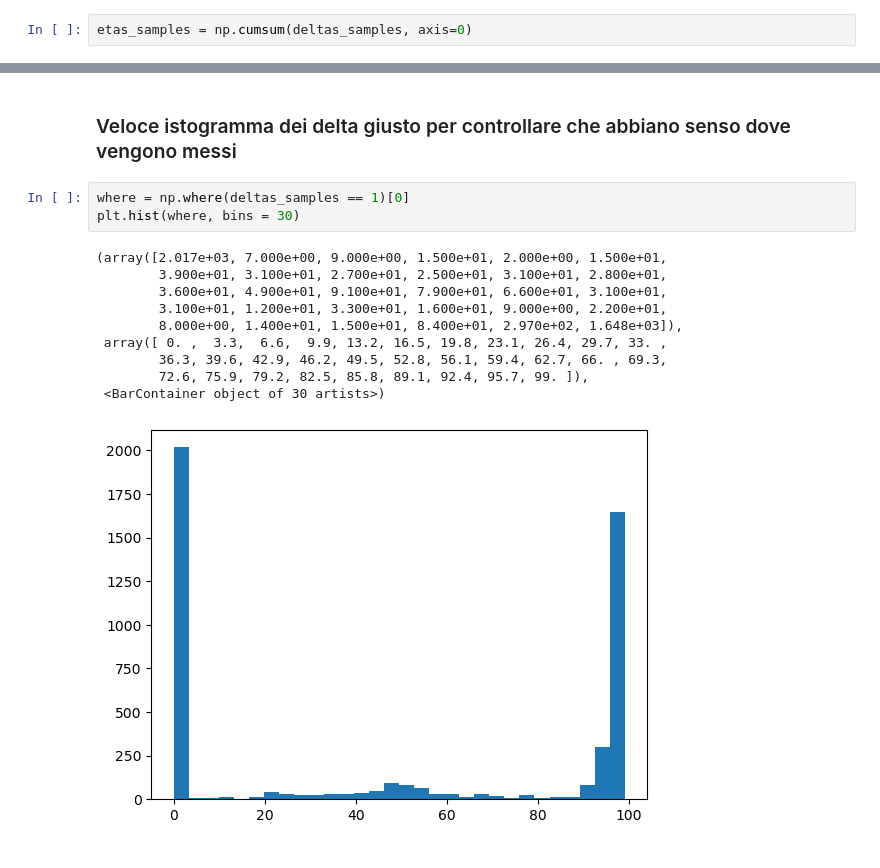
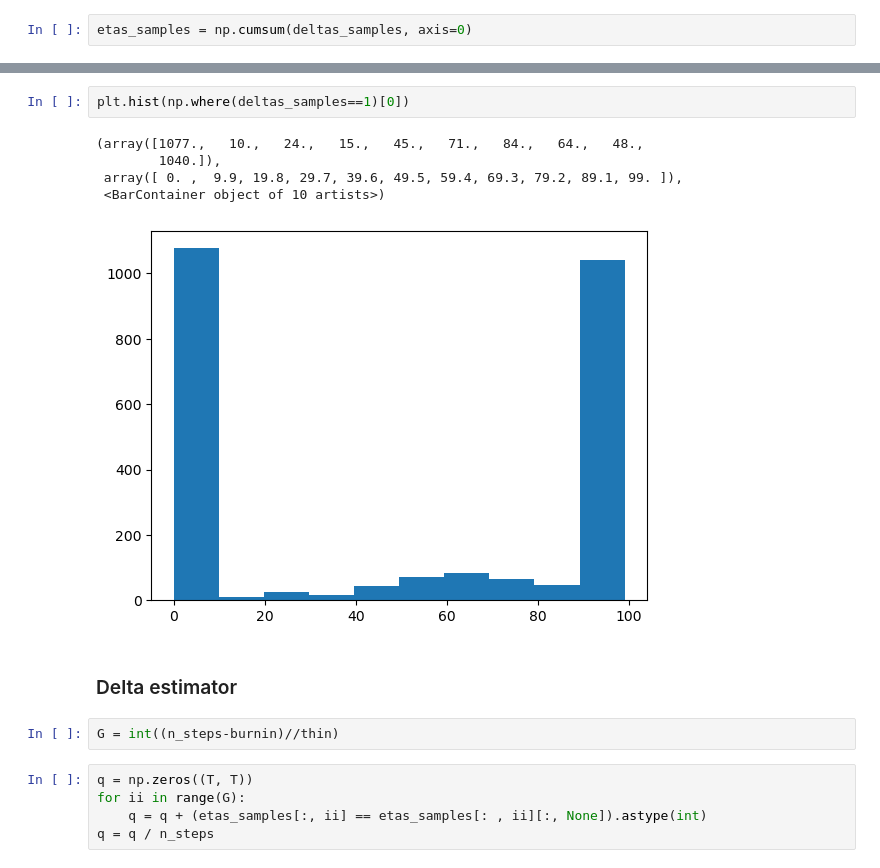
Before and after one commit to s1m0n32001/BayesianSIR, a Jupyter notebook: bayesian_SIR.ipynb, the cells around one changed output, grey strips where cells are left out. Saved outputs shown, nothing was run; the diff lists cells and outputs as text.

```diff
--- a/bayesian_SIR.ipynb
+++ b/bayesian_SIR.ipynb
@@ -432,16 +477,17 @@ array([0.002226  , 0.002226  , 0.002226  , 0.002226  , 0.002226  ,
+# %%
+plt.hist(np.where(deltas_samples==1)[0])
+# %% [output]
+(array([1077.,   10.,   24.,   15.,   45.,   71.,   84.,   64.,   48.,
+        1040.]),
+ array([ 0. ,  9.9, 19.8, 29.7, 39.6, 49.5, 59.4, 69.3, 79.2, 89.1, 99. ]),
+ <BarContainer object of 10 artists>)
+[figure, added]
 # %% [markdown]
-### Veloce istogramma dei delta giusto per controllare che abbiano senso dove vengono messi
+### Delta estimator
-# %%
-where = np.where(deltas_samples == 1)[0]
-plt.hist(where, bins = 30)
-# %% [output]
-(array([2.017e+03, 7.000e+00, 9.000e+00, 1.500e+01, 2.000e+00, 1.500e+01,
-        3.900e+01, 3.100e+01, 2.700e+01, 2.500e+01, 3.100e+01, 2.800e+01,
-        3.600e+01, 4.900e+01, 9.100e+01, 7.900e+01, 6.600e+01, 3.100e+01,
-        3.100e+01, 1.200e+01, 3.300e+01, 1.600e+01, 9.000e+00, 2.200e+01,
-        8.000e+00, 1.400e+01, 1.500e+01, 8.400e+01, 2.970e+02, 1.648e+03]),
- array([ 0. ,  3.3,  6.6,  9.9, 13.2, 16.5, 19.8, 23.1, 26.4, 29.7, 33. ,
-        36.3, 39.6, 42.9, 46.2, 49.5, 52.8, 56.1, 59.4, 62.7, 66. , 69.3,
-        72.6, 75.9, 79.2, 82.5, 85.8, 89.1, 92.4, 95.7, 99. ]),
- <BarContainer object of 30 artists>)
-[figure, removed]
+# %%
+G = int((n_steps-burnin)//thin)
+# %%
+q = np.zeros((T, T))
+for ii in range(G):
+    q = q + (etas_samples[:, ii] == etas_samples[: , ii][:, None]).astype(int)
+q = q / n_steps
```
Also changed, not shown: parts of 30 cells of this notebook.
